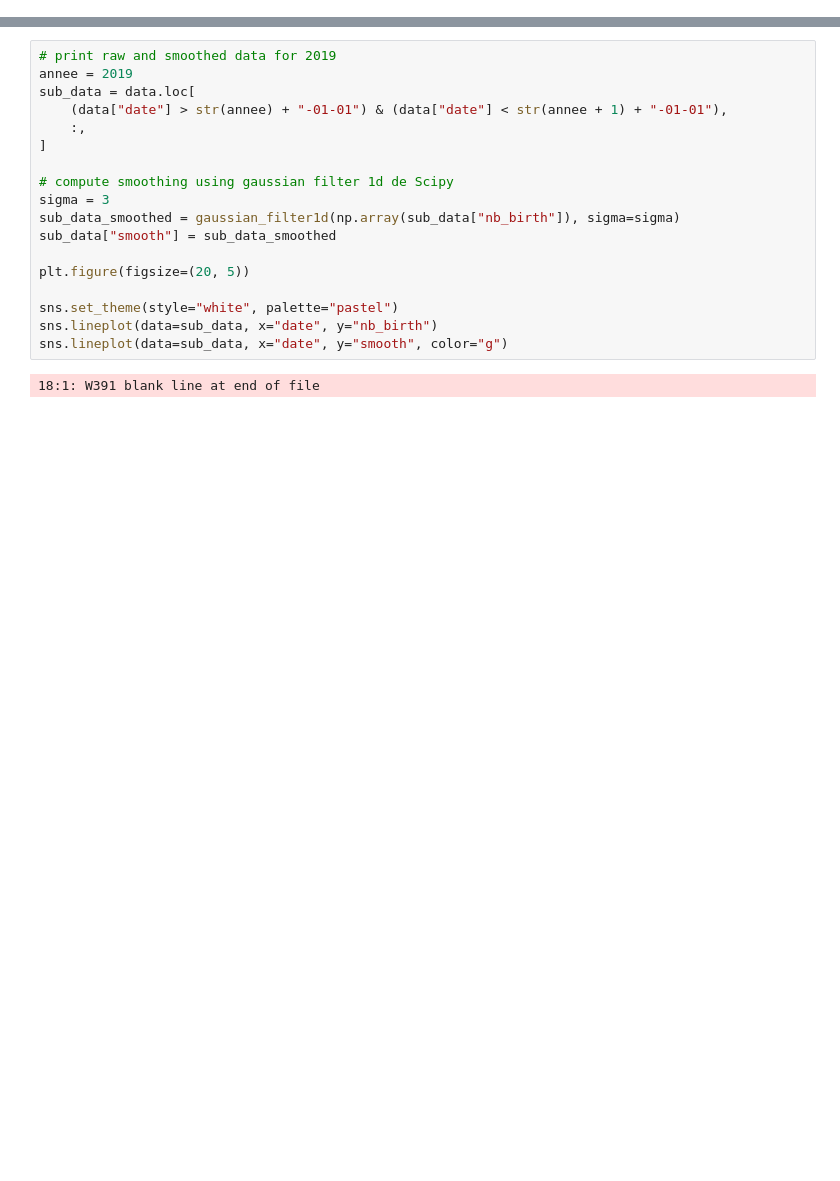
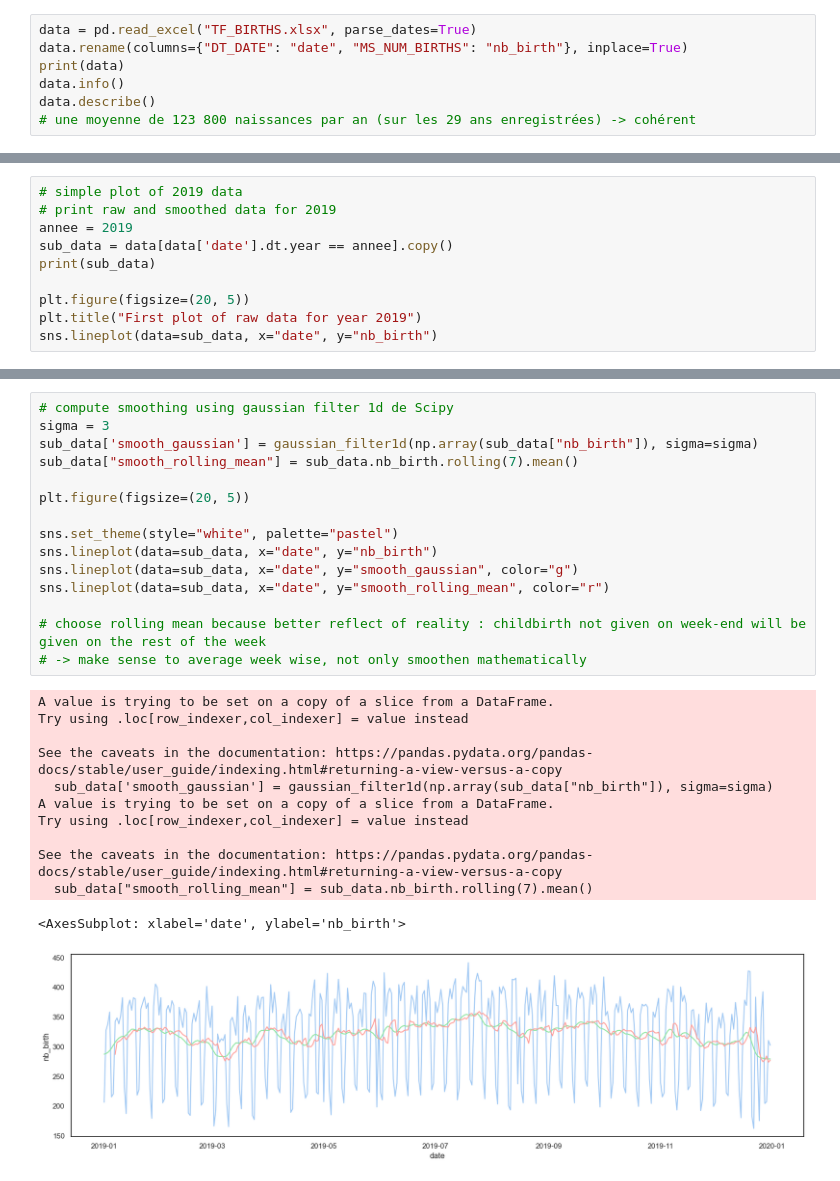
Before and after one commit to gmartinod/birth-vs-moon, a Jupyter notebook: fullMoonBirth.ipynb, the cells around one changed output, grey strips where cells are left out. Saved outputs shown, nothing was run; the diff lists cells and outputs as text; blank space fills up the shorter version.

```diff
--- a/fullMoonBirth.ipynb
+++ b/fullMoonBirth.ipynb
@@ -27,0 +8,7 @@ data.head(-10)
+# %%
+data = pd.read_excel("TF_BIRTHS.xlsx", parse_dates=True)
+data.rename(columns={"DT_DATE": "date", "MS_NUM_BIRTHS": "nb_birth"}, inplace=True)
+print(data)
+data.info()
+data.describe()
+# une moyenne de 123 800 naissances par an (sur les 29 ans enregistrées) -> cohérent
@@ -27,0 +42,10 @@ data.head(-10)
+# %%
+# simple plot of 2019 data
+# print raw and smoothed data for 2019
+annee = 2019
+sub_data = data[data['date'].dt.year == annee].copy()
+print(sub_data)
+
+plt.figure(figsize=(20, 5))
+plt.title("First plot of raw data for year 2019")
+sns.lineplot(data=sub_data, x="date", y="nb_birth")
@@ -28,21 +121,29 @@ data.head(-10)
 # %%
-# print raw and smoothed data for 2019
-annee = 2019
-sub_data = data.loc[
-    (data["date"] > str(annee) + "-01-01") & (data["date"] < str(annee + 1) + "-01-01"),
-    :,
-]
-
 # compute smoothing using gaussian filter 1d de Scipy
 sigma = 3
-sub_data_smoothed = gaussian_filter1d(np.array(sub_data["nb_birth"]), sigma=sigma)
-sub_data["smooth"] = sub_data_smoothed
+sub_data['smooth_gaussian'] = gaussian_filter1d(np.array(sub_data["nb_birth"]), sigma=sigma)
+sub_data["smooth_rolling_mean"] = sub_data.nb_birth.rolling(7).mean()
 
 plt.figure(figsize=(20, 5))
 
 sns.set_theme(style="white", palette="pastel")
 sns.lineplot(data=sub_data, x="date", y="nb_birth")
-sns.lineplot(data=sub_data, x="date", y="smooth", color="g")
+sns.lineplot(data=sub_data, x="date", y="smooth_gaussian", color="g")
+sns.lineplot(data=sub_data, x="date", y="smooth_rolling_mean", color="r")
+
+# choose rolling mean because better reflect of reality : childbirth not given on week-end will be given on the rest of the week
+# -> make sense to average week wise, not only smoothen mathematically
 # %% [output]
-18:1: W391 blank line at end of file
+A value is trying to be set on a copy of a slice from a DataFrame.
+Try using .loc[row_indexer,col_indexer] = value instead
+
+See the caveats in the documentation: https://pandas.pydata.org/pandas-docs/stable/user_guide/indexing.html#returning-a-view-versus-a-copy
+  sub_data['smooth_gaussian'] = gaussian_filter1d(np.array(sub_data["nb_birth"]), sigma=sigma)
+A value is trying to be set on a copy of a slice from a DataFrame.
+Try using .loc[row_indexer,col_indexer] = value instead
+
+See the caveats in the documentation: https://pandas.pydata.org/pandas-docs/stable/user_guide/indexing.html#returning-a-view-versus-a-copy
+  sub_data["smooth_rolling_mean"] = sub_data.nb_birth.rolling(7).mean()
+<AxesSubplot: xlabel='date', ylabel='nb_birth'>
+[figure, added]
 # %%
```
Also changed, not shown: parts of 11 cells of this notebook, 2 other files.
